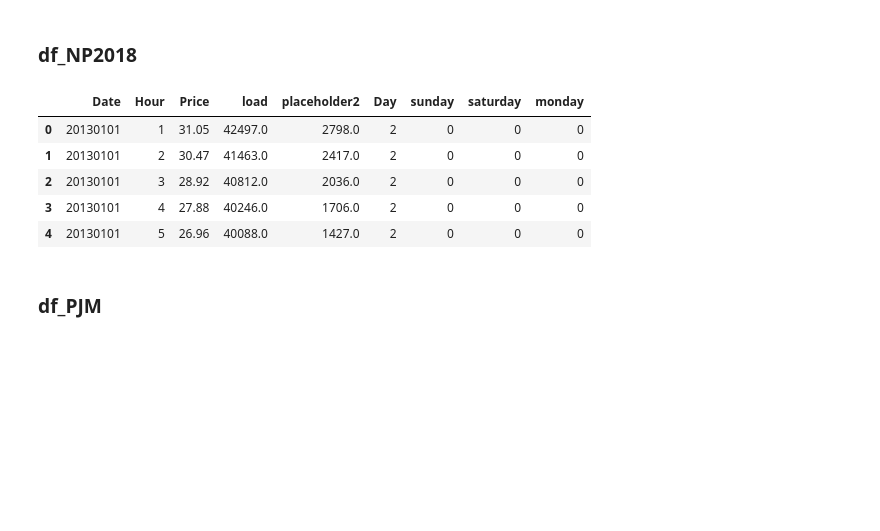
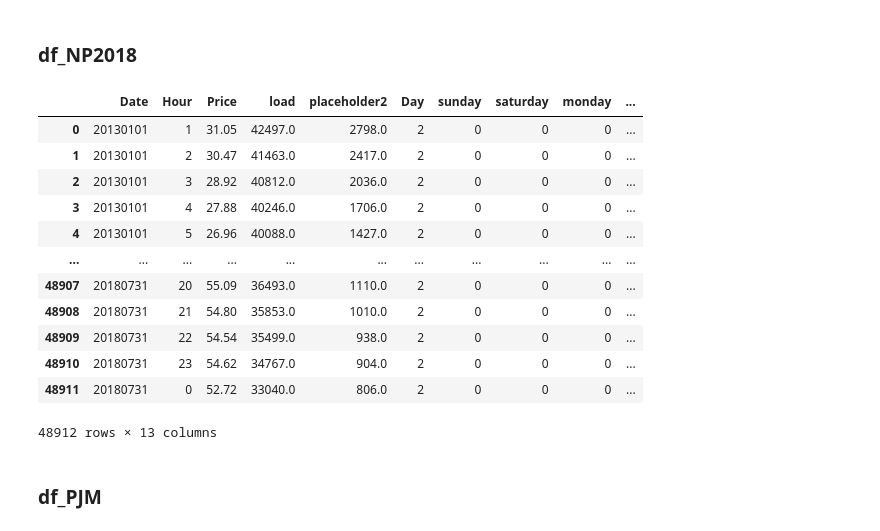
Before and after one commit to piovesanaedoardo/Project_Predictive-Analytics, a Jupyter notebook: main.ipynb, the cells around one changed output. Saved outputs shown, nothing was run; the diff lists cells and outputs as text; code cells hidden in the pictures; blank space fills up the shorter version.

```diff
--- a/main.ipynb
+++ b/main.ipynb
@@ -37,11 +37,18 @@ df_NP2018_complete['sunday'] = np.where(df_NP2018_complete['Day'] == 7, 1, 0)
 df_NP2018_complete['saturday'] = np.where(df_NP2018_complete['Day'] == 6, 1, 0)
 df_NP2018_complete['monday'] = np.where(df_NP2018_complete['Day'] ==  1, 1, 0)
 # %%
-df_NP2018_complete.head()
+df_NP2018_complete
 # %% [output]
-|  | Date | Hour | Price | load | placeholder2 | Day | sunday | saturday | monday |
-| 0 | 20130101 | 1 | 31.05 | 42497.0 | 2798.0 | 2 | 0 | 0 | 0 |
-| 1 | 20130101 | 2 | 30.47 | 41463.0 | 2417.0 | 2 | 0 | 0 | 0 |
-| 2 | 20130101 | 3 | 28.92 | 40812.0 | 2036.0 | 2 | 0 | 0 | 0 |
-| 3 | 20130101 | 4 | 27.88 | 40246.0 | 1706.0 | 2 | 0 | 0 | 0 |
-| 4 | 20130101 | 5 | 26.96 | 40088.0 | 1427.0 | 2 | 0 | 0 | 0 |
+|  | Date | Hour | Price | load | placeholder2 | Day | sunday | saturday | monday | ... |
+| 0 | 20130101 | 1 | 31.05 | 42497.0 | 2798.0 | 2 | 0 | 0 | 0 | ... |
+| 1 | 20130101 | 2 | 30.47 | 41463.0 | 2417.0 | 2 | 0 | 0 | 0 | ... |
+| 2 | 20130101 | 3 | 28.92 | 40812.0 | 2036.0 | 2 | 0 | 0 | 0 | ... |
+| 3 | 20130101 | 4 | 27.88 | 40246.0 | 1706.0 | 2 | 0 | 0 | 0 | ... |
+| 4 | 20130101 | 5 | 26.96 | 40088.0 | 1427.0 | 2 | 0 | 0 | 0 | ... |
+| ... | ... | ... | ... | ... | ... | ... | ... | ... | ... | ... |
+| 48907 | 20180731 | 20 | 55.09 | 36493.0 | 1110.0 | 2 | 0 | 0 | 0 | ... |
+| 48908 | 20180731 | 21 | 54.80 | 35853.0 | 1010.0 | 2 | 0 | 0 | 0 | ... |
+| 48909 | 20180731 | 22 | 54.54 | 35499.0 | 938.0 | 2 | 0 | 0 | 0 | ... |
+| 48910 | 20180731 | 23 | 54.62 | 34767.0 | 904.0 | 2 | 0 | 0 | 0 | ... |
+| 48911 | 20180731 | 0 | 52.72 | 33040.0 | 806.0 | 2 | 0 | 0 | 0 | ... |
+48912 rows × 13 columns
```
Also changed, not shown: parts of 29 cells of this notebook.
